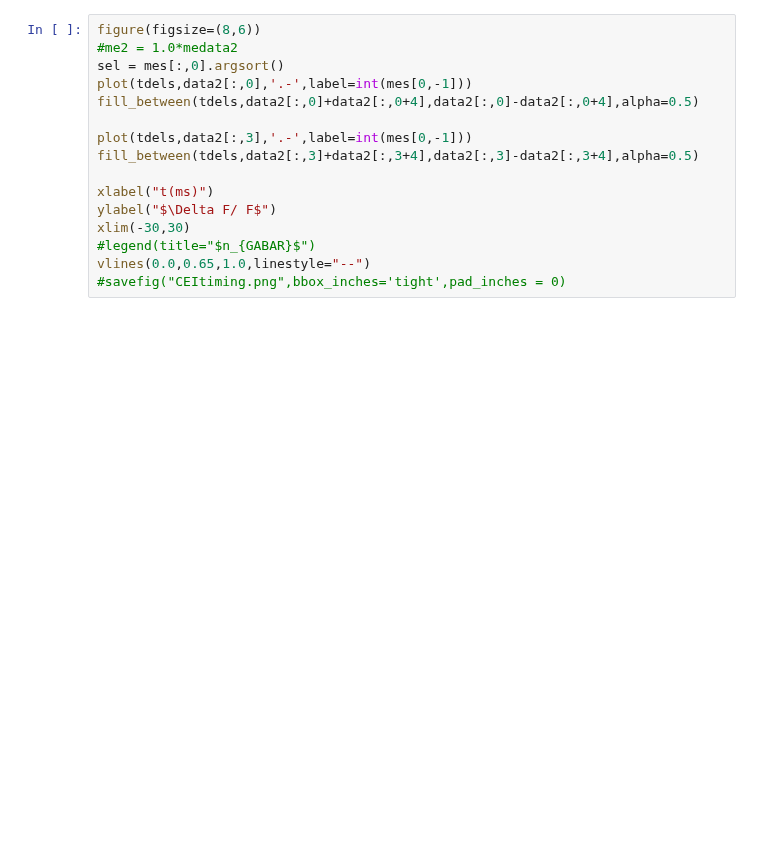
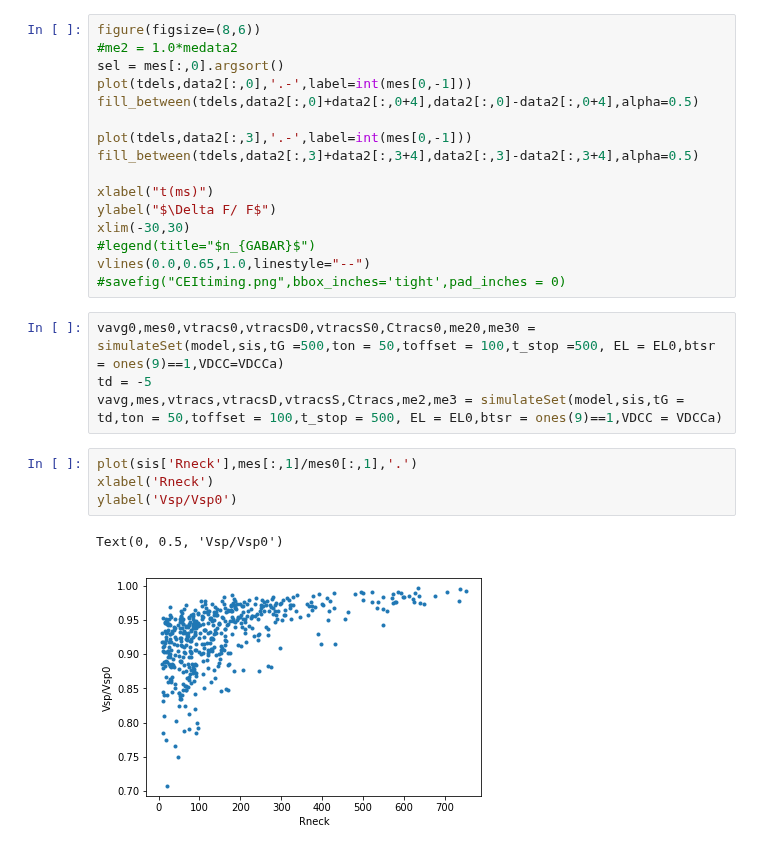
Before and after one commit to p-serna/SpineModel, a Jupyter notebook: Proper Spine Model - Inhibition outside x2.ipynb, the cells around one changed output. Cells and saved outputs as stored; diff of their text form; blank space fills up the shorter version.

```diff
--- a/Proper Spine Model - Inhibition outside x2.ipynb
+++ b/Proper Spine Model - Inhibition outside x2.ipynb
@@ -612,3 +612,14 @@ xlim(-30,30)
 #legend(title="$n_{GABAR}$")
 vlines(0.0,0.65,1.0,linestyle="--")
 #savefig("CEItiming.png",bbox_inches='tight',pad_inches = 0)
+# %%
+vavg0,mes0,vtracs0,vtracsD0,vtracsS0,Ctracs0,me20,me30 = simulateSet(model,sis,tG =500,ton = 50,toffset = 100,t_stop =500, EL = EL0,btsr = ones(9)==1,VDCC=VDCCa)
+td = -5
+vavg,mes,vtracs,vtracsD,vtracsS,Ctracs,me2,me3 = simulateSet(model,sis,tG = td,ton = 50,toffset = 100,t_stop = 500, EL = EL0,btsr = ones(9)==1,VDCC = VDCCa)
+# %%
+plot(sis['Rneck'],mes[:,1]/mes0[:,1],'.')
+xlabel('Rneck')
+ylabel('Vsp/Vsp0')
+# %% [output]
+Text(0, 0.5, 'Vsp/Vsp0')
+[figure, added]
```
Also changed, not shown: parts of 4 cells of this notebook, 32 other files.
